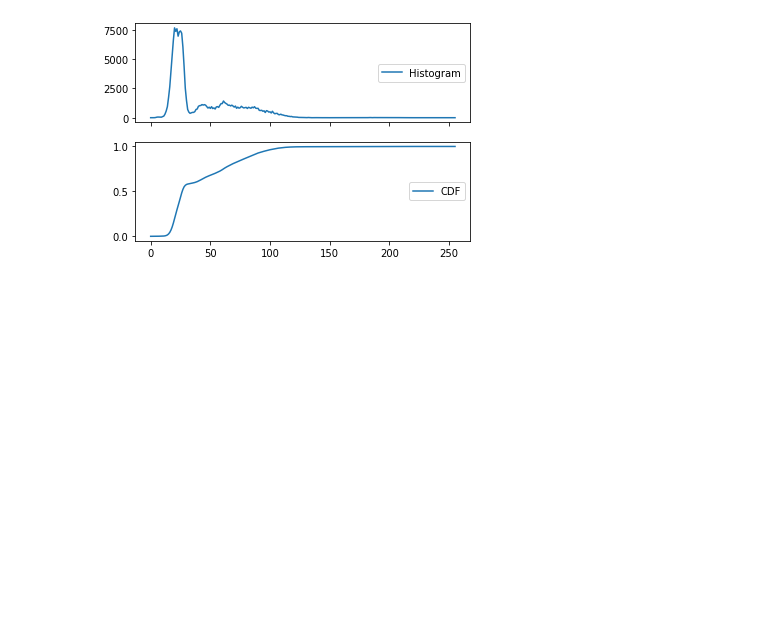
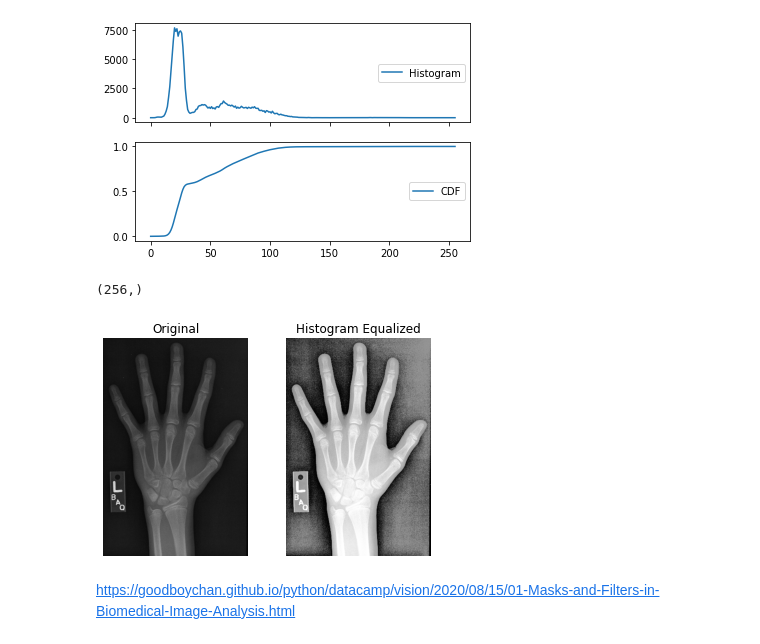
Before and after one commit to sikha2552/Biomedical_Image_Analysis_-Datacamp-, a Jupyter notebook: Chapter2.ipynb, the cells around one changed output. Cells and saved outputs as stored; diff of their text form; code cells hidden in the pictures; blank space fills up the shorter version.

```diff
--- a/Chapter2.ipynb
+++ b/Chapter2.ipynb
@@ -69,3 +69,21 @@ axes[1].plot(cdf, label='CDF')
 formathist()
 # %% [output]
 [figure]
+# %%
+cdf.shape
+# %% [output]
+(256,)
+# %%
+#equalize histogram using CDF
+im_equaliz=cdf[im]*255
+fig,ax=plt.subplots(nrows=1,ncols=2)
+ax[0].imshow(im,cmap='gray')
+ax[0].set_title("Original")
+ax[1].imshow(im_equaliz,cmap='gray')
+ax[1].set_title("Histogram Equalized")
+for a in ax:
+  a.axis('off')
+# %% [output]
+[figure, added]
+# %% [markdown]
+https://goodboychan.github.io/python/datacamp/vision/2020/08/15/01-Masks-and-Filters-in-Biomedical-Image-Analysis.html
```
